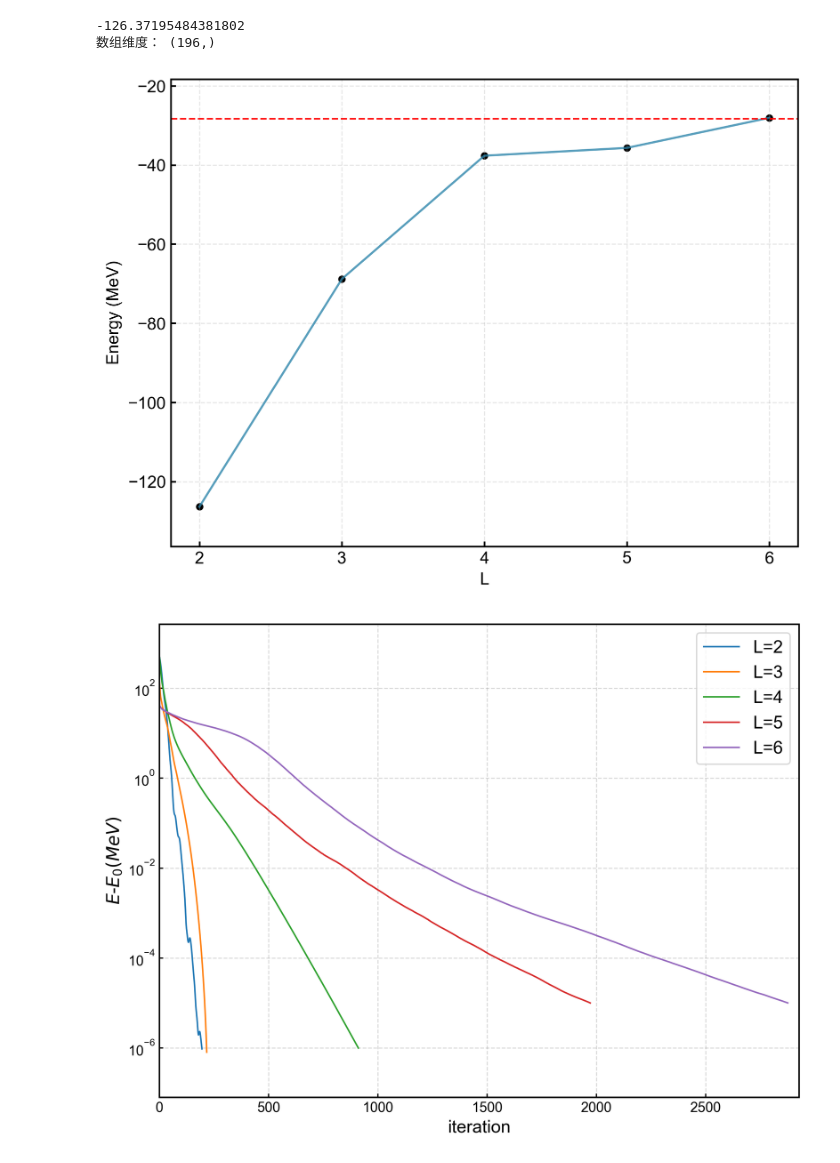
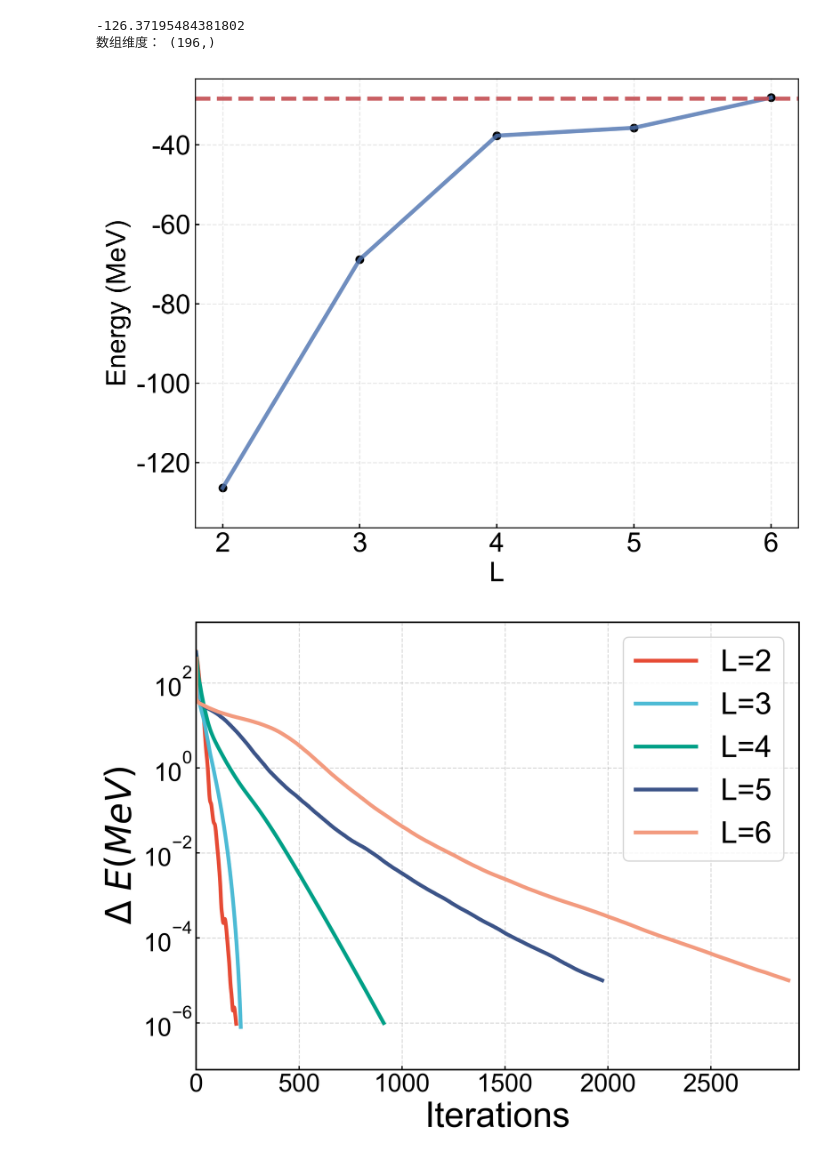
Before and after one commit to ZhushuoLiu/Quantum-computing-for-effective-nuclear-lattice-model, a Jupyter notebook: N=4 tu.ipynb, the cells around one changed output. Saved outputs shown, nothing was run; the diff lists cells and outputs as text; code cells hidden in the pictures.

```diff
--- a/N=4 tu.ipynb
+++ b/N=4 tu.ipynb
@@ -56,19 +56,23 @@ print("数组维度：", energy_2.shape)
 import matplotlib.pyplot as plt
 import numpy as np
 
-# 设置全局字体和绘图样式，适配科研论文要求
-plt.rcParams['font.family'] = 'Arial'  # 科研常用无衬线字体
-plt.rcParams['font.size'] = 12         # 基础字体大小
-plt.rcParams['axes.linewidth'] = 1.2   # 坐标轴线条粗细
-plt.rcParams['xtick.major.width'] = 1.2# x轴刻度线粗细
-plt.rcParams['ytick.major.width'] = 1.2# y轴刻度线粗细
-plt.rcParams['figure.dpi'] = 300       # 高清分辨率
-plt.rcParams['savefig.dpi'] = 300
-plt.rcParams['savefig.bbox'] = 'tight' # 保存时去除多余空白
+# PRL-like: high-contrast, print-friendly styling
+plt.rcParams.update({
+    'font.family': 'sans-serif',
+    'font.sans-serif': ['Arial', 'Helvetica', 'DejaVu Sans'],
+    'font.size': 8,
+    'axes.labelsize': 8,
+    'xtick.labelsize': 7,
+    'ytick.labelsize': 7,
+    'axes.linewidth': 0.8,
+    'figure.dpi': 300,
+    'savefig.dpi': 300,
+    'savefig.bbox': 'tight',
+})
 
-# 你的数据
-energy = [-126.37195484, -68.81577482, -37.65835613 ,-35.68407846 , -28.08061951 ]
-L = [2, 3, 4, 5, 6]
+energy = np.array([-126.37195484, -68.81577482, -37.65835613, -35.68407846, -28.08061951])
+L = np.array([2, 3, 4, 5, 6])
+reference_value = -28.295674
 
 # 转换为numpy数组（方便后续计算/绘图）
 energy = np.array(energy)
@@ -81,23 +85,23 @@ fig, ax = plt.subplots(figsize=(8, 6))
 # 散点（带边缘色，更清晰）
 
 # 连线（平滑过渡）
-ax.plot(L, energy, color='#2E86AB', linewidth=1.5, linestyle='-', alpha=0.8)
+ax.plot(L, energy, color='#4C72B0', linewidth=3, linestyle='-', alpha=0.8)
 
-ax.scatter(L, energy, color='black', s=20, linewidth=0.8, label='Energy')
-# ========== 新增：添加红色虚线（数值-2.224575） ==========
-reference_value = -28.295674
+ax.scatter(L, energy, color='black', s=20, linewidth=2, label='Energy')
+# ========== 新增：添加红色虚线（数值） ==========
+
 # 绘制水平参考线，x轴覆盖整个绘图范围，红色虚线
-ax.axhline(y=reference_value, color='red', linestyle='--', linewidth=1.2,
+ax.axhline(y=reference_value, color='#C44E52', linestyle='--', linewidth=3,
            label=f'Reference: {reference_value}', alpha=0.9)
 
 # 设置坐标轴标签（带单位，科研绘图必备）
-ax.set_xlabel('L', fontsize=12, )  # a.u.为原子单位，可根据你的实际单位修改
-ax.set_ylabel('Energy (MeV)', fontsize=12, )        # 假设能量单位为eV，可替换为你的实际单位
+ax.set_xlabel('L', fontsize=20, )  # a.u.为原子单位，可根据你的实际单位修改
+ax.set_ylabel('Energy (MeV)', fontsize=20, )        # 假设能量单位为eV，可替换为你的实际单位
 
 # 设置坐标轴范围（优化视觉效果）
 ax.set_xlim(1.8, 6.2)  # x轴范围略大于数据范围
 # 调整y轴范围，确保参考线完整显示
-ax.set_ylim(energy.min() - 10, reference_value + 10)
+ax.set_ylim(energy.min() - 10, reference_value + 5)
 
 # 设置刻度（整数刻度，更整洁）
 ax.set_xticks(L)  # x轴刻度与数据点对齐
@@ -105,7 +109,8 @@ ax.tick_params(direction='in')  # 刻度线向内（科研绘图规范）
 
 # 添加网格（辅助阅读数据）
 ax.grid(True, linestyle='--', alpha=0.3, linewidth=0.8)
-
+# 调整刻度标签大小
+ax.tick_params(axis='both', labelsize=20, length=3, width=1)
 # 添加图例（位置优化，包含参考线标签）x
 #ax.legend(loc='upper right', frameon=True, edgecolor='black', fontsize=10)
 
@@ -116,7 +121,7 @@ plt.savefig('/home/lzs/N4E.pdf', format='pdf')  # 矢量图，无像素损失
 # 显示图片
 plt.show()
 # %% [output]
-[figure, old version]
+[figure, new version]
 # %%
 import matplotlib.pyplot as plt
 import numpy as np
@@ -139,14 +144,14 @@ arr4 = np.array(energy_5)
 arr5 = np.array(energy_6)
 
 # 整理成列表，方便遍历
-data_list = [arr1, arr2, arr3,arr4, arr5 ]
+data_list = [arr1, arr2, arr3, arr4, arr5]
 # 定义每组的label（替换为你的实际分组名称）
 labels = ['L=2', 'L=3', 'L=4', 'L=5', 'L=6']
 
 # -------------------------- 3. 科研常用配色（Nature/Science期刊风格） --------------------------
 # 颜色选择原则：对比度高、无荧光色、适合黑白打印识别，避免红绿色盲不友好的组合
-colors = ['#1f77b4', '#ff7f0e', '#2ca02c', '#d62728', '#9467bd']  # 蓝、橙、绿、红、紫（科研经典配色）
-
+#colors = ['#1f77b4', '#ff7f0e', '#2ca02c', '#d62728', '#9467bd']  # 蓝、橙、绿、红、紫（科研经典配色）
+colors = ['#E64B35', '#4DBBD5', '#00A087', '#3C5488', '#F39B7F']
 # -------------------------- 4. 绘图核心逻辑 --------------------------
 fig, ax = plt.subplots(figsize=(8, 6))  # 设置画布大小（宽10英寸，高6英寸）
 
@@ -155,43 +160,43 @@ for i, arr in enumerate(data_list):
     # 根据数组长度生成对应的x轴数据
     x = np.arange(len(arr))
     # 绘制曲线：设置颜色、线条宽度、标记点（增强辨识度）、label
-    ax.plot(x, arr, color=colors[i], linewidth=1.2, label=labels[i])
+    ax.plot(x, arr, color=colors[i], linewidth=3, label=labels[i])
 
 ax.set_yscale('log')  # 核心修改：Y轴改为对数坐标
 ax.tick_params(direction='in')  # 刻度线向内（科研绘图规范）
 # -------------------------- 5. 细节优化（科研绘图必备） --------------------------
 # 设置x轴、y轴标签（带字体大小）
-ax.set_xlabel('iteration', fontsize=14, )
-ax.set_ylabel('$E$-$E_0(MeV)$', fontsize=14, )
+ax.set_xlabel('Iterations', fontsize=28, )
+ax.set_ylabel('$\Delta$ $E(MeV)$', fontsize=28, )
 
 # 设置标题（按需修改）
 #ax.set_title('Comparison of 5 Groups of Arrays', fontsize=16, pad=20)
 
 # 添加图例（位置最优，避免遮挡数据）
-ax.legend(loc='best', fontsize=14, frameon=True, fancybox=True, shadow=False)
+ax.legend(loc='best', fontsize=24, frameon=True, fancybox=True, shadow=False)
 
 # 添加网格（浅灰色虚线，辅助阅读，不喧宾夺主）
 ax.grid(True, linestyle='--', alpha=0.3, color='gray', linewidth=0.8)
 
 # 优化坐标轴：只保留左、下边框（科研绘图简洁风格）
 #ax.spines['top'].set_visible(False)
 #ax.spines['right'].set_visible(False)
 
 # 调整刻度范围（可选，根据数据自动适配）
 ax.set_xlim(0, max(len(arr) for arr in data_list) +50)  # x轴左右留边
 ax.set_ylim(np.min(np.concatenate(data_list))*0.1, np.max(np.concatenate(data_list)) *5)  # y轴上下留边
 
 # 调整刻度标签大小
-ax.tick_params(axis='both', labelsize=11, length=3, width=1)
+ax.tick_params(axis='both', labelsize=20, length=3, width=1)
 
 # -------------------------- 6. 保存图片（高分辨率，支持矢量图） --------------------------
 # 保存为PNG（位图，适合预览）或PDF（矢量图，适合期刊发表）
 plt.tight_layout()  # 自动调整布局，避免标签被裁剪
 #fig.savefig('scientific_array_plot.png', dpi=300, bbox_inches='tight')  # PNG格式
 
 fig.savefig('/home/lzs/N4L.pdf', bbox_inches='tight',dpi=300)  # PDF矢量格式（推荐科研投稿用）
 
 # 显示图像
 plt.show()
 # %% [output]
-[figure, old version]
+[figure, new version]
```
Also changed, not shown: 4 other files.
